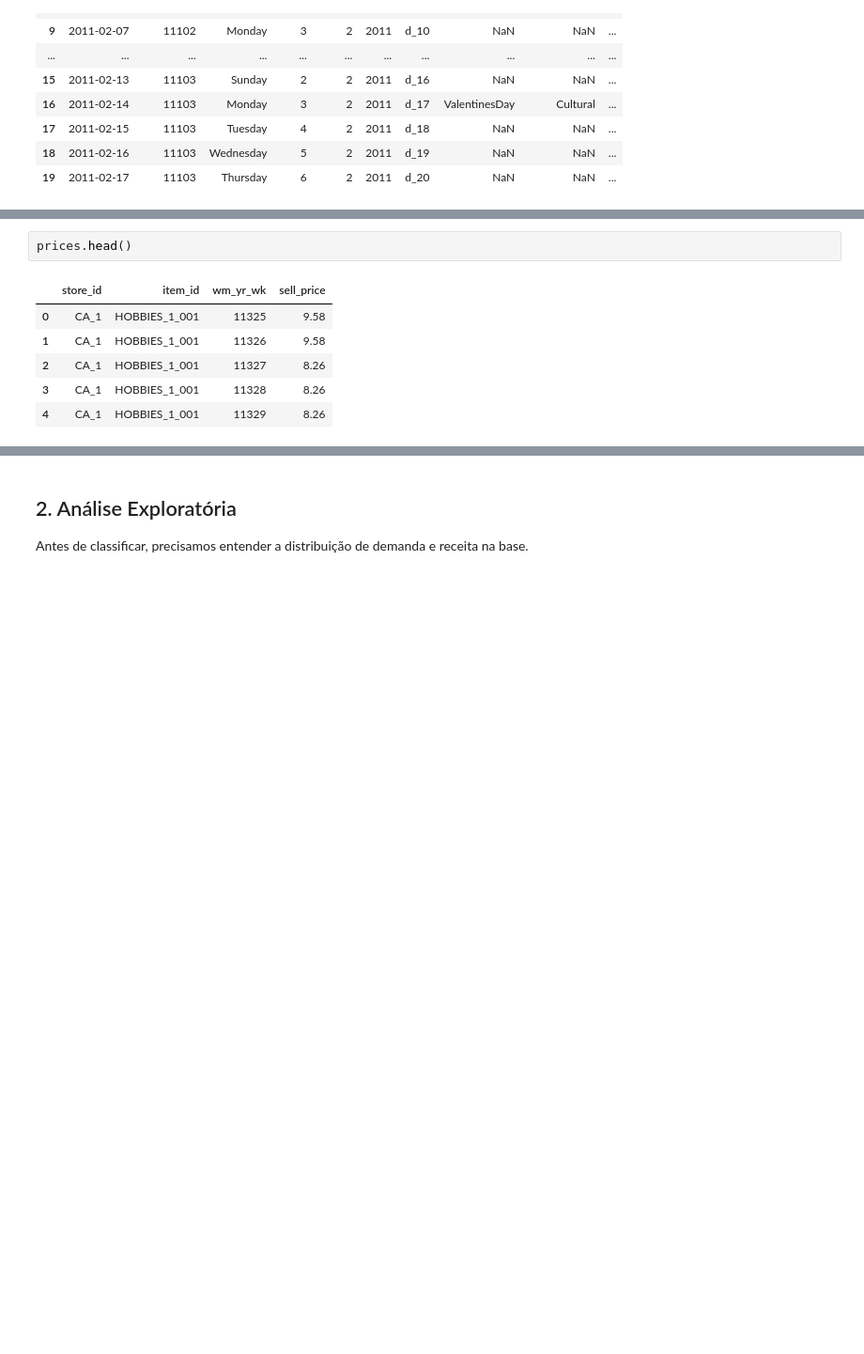
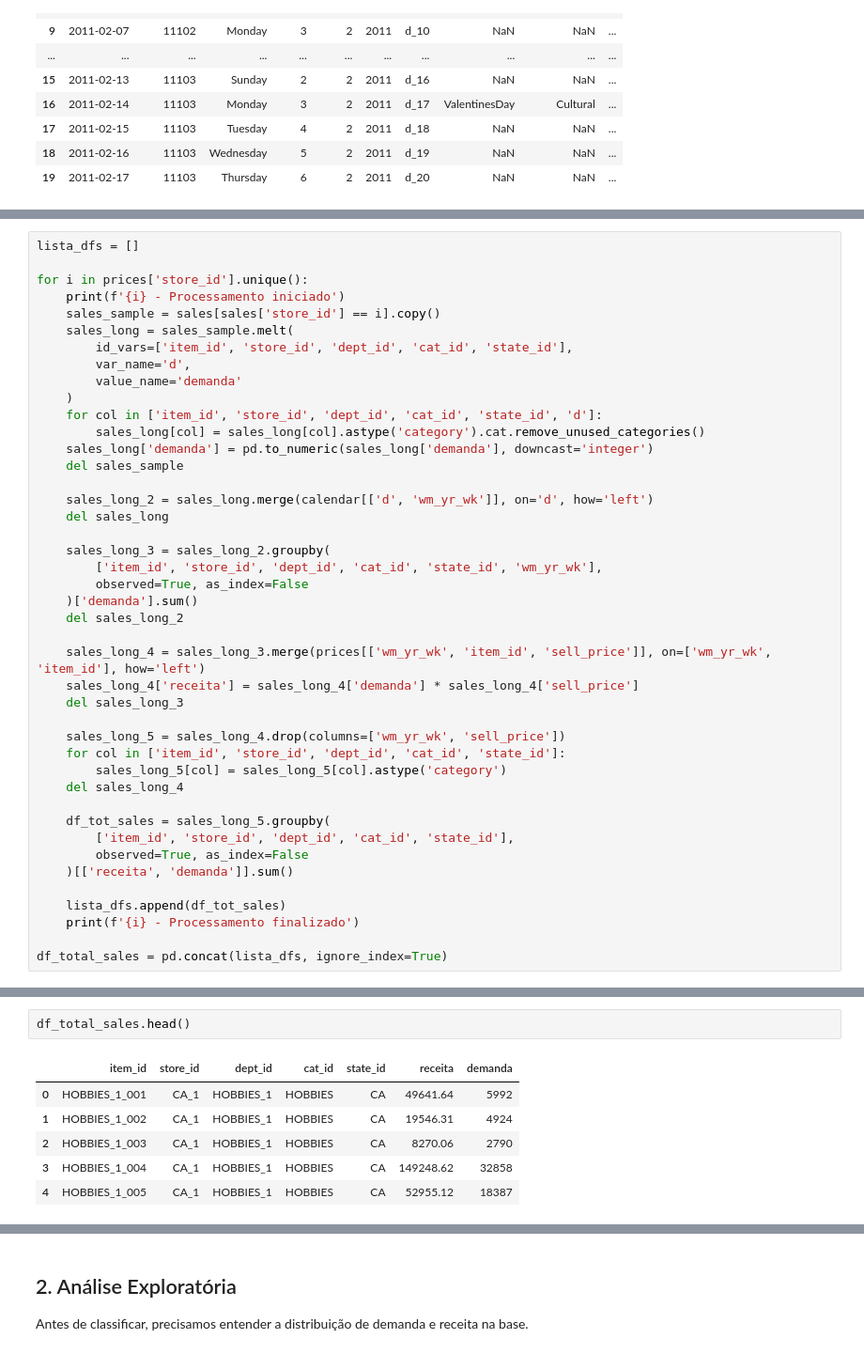
Before and after one commit to petrugeral/Real_world_DS_Stock, a Jupyter notebook: ep01_notebook.ipynb, the cells around one changed output, grey strips where cells are left out. Shown at 94% size. Saved outputs shown, nothing was run; the diff lists cells and outputs as text; blank space fills up the shorter version.

```diff
--- a/ep01_notebook.ipynb
+++ b/ep01_notebook.ipynb
@@ -92,0 +108,43 @@ calendar.head(20)
+# %%
+lista_dfs = []
+
+for i in prices['store_id'].unique():
+    print(f'{i} - Processamento iniciado')
+    sales_sample = sales[sales['store_id'] == i].copy()
+    sales_long = sales_sample.melt(
+        id_vars=['item_id', 'store_id', 'dept_id', 'cat_id', 'state_id'],
+        var_name='d',
+        value_name='demanda'
+    )
+    for col in ['item_id', 'store_id', 'dept_id', 'cat_id', 'state_id', 'd']:
+        sales_long[col] = sales_long[col].astype('category').cat.remove_unused_categories()
+    sales_long['demanda'] = pd.to_numeric(sales_long['demanda'], downcast='integer')
+    del sales_sample
+
+    sales_long_2 = sales_long.merge(calendar[['d', 'wm_yr_wk']], on='d', how='left')
+    del sales_long
+
+    sales_long_3 = sales_long_2.groupby(
+        ['item_id', 'store_id', 'dept_id', 'cat_id', 'state_id', 'wm_yr_wk'],
+        observed=True, as_index=False
+    )['demanda'].sum()
+    del sales_long_2
+
+    sales_long_4 = sales_long_3.merge(prices[['wm_yr_wk', 'item_id', 'sell_price']], on=['wm_yr_wk', 'item_id'], how='left')
+    sales_long_4['receita'] = sales_long_4['demanda'] * sales_long_4['sell_price']
+    del sales_long_3
+
+    sales_long_5 = sales_long_4.drop(columns=['wm_yr_wk', 'sell_price'])
+    for col in ['item_id', 'store_id', 'dept_id', 'cat_id', 'state_id']:
+        sales_long_5[col] = sales_long_5[col].astype('category')
+    del sales_long_4
+
+    df_tot_sales = sales_long_5.groupby(
+        ['item_id', 'store_id', 'dept_id', 'cat_id', 'state_id'],
+        observed=True, as_index=False
+    )[['receita', 'demanda']].sum()
+
+    lista_dfs.append(df_tot_sales)
+    print(f'{i} - Processamento finalizado')
+
+df_total_sales = pd.concat(lista_dfs, ignore_index=True)
@@ -93,9 +172,9 @@ calendar.head(20)
 # %%
-prices.head()
+df_total_sales.head()
 # %% [output]
-|  | store_id | item_id | wm_yr_wk | sell_price |
-| 0 | CA_1 | HOBBIES_1_001 | 11325 | 9.58 |
-| 1 | CA_1 | HOBBIES_1_001 | 11326 | 9.58 |
-| 2 | CA_1 | HOBBIES_1_001 | 11327 | 8.26 |
-| 3 | CA_1 | HOBBIES_1_001 | 11328 | 8.26 |
-| 4 | CA_1 | HOBBIES_1_001 | 11329 | 8.26 |
+|  | item_id | store_id | dept_id | cat_id | state_id | receita | demanda |
+| 0 | HOBBIES_1_001 | CA_1 | HOBBIES_1 | HOBBIES | CA | 49641.64 | 5992 |
+| 1 | HOBBIES_1_002 | CA_1 | HOBBIES_1 | HOBBIES | CA | 19546.31 | 4924 |
+| 2 | HOBBIES_1_003 | CA_1 | HOBBIES_1 | HOBBIES | CA | 8270.06 | 2790 |
+| 3 | HOBBIES_1_004 | CA_1 | HOBBIES_1 | HOBBIES | CA | 149248.62 | 32858 |
+| 4 | HOBBIES_1_005 | CA_1 | HOBBIES_1 | HOBBIES | CA | 52955.12 | 18387 |
```
Also changed, not shown: parts of 27 cells of this notebook, 4 other files.
